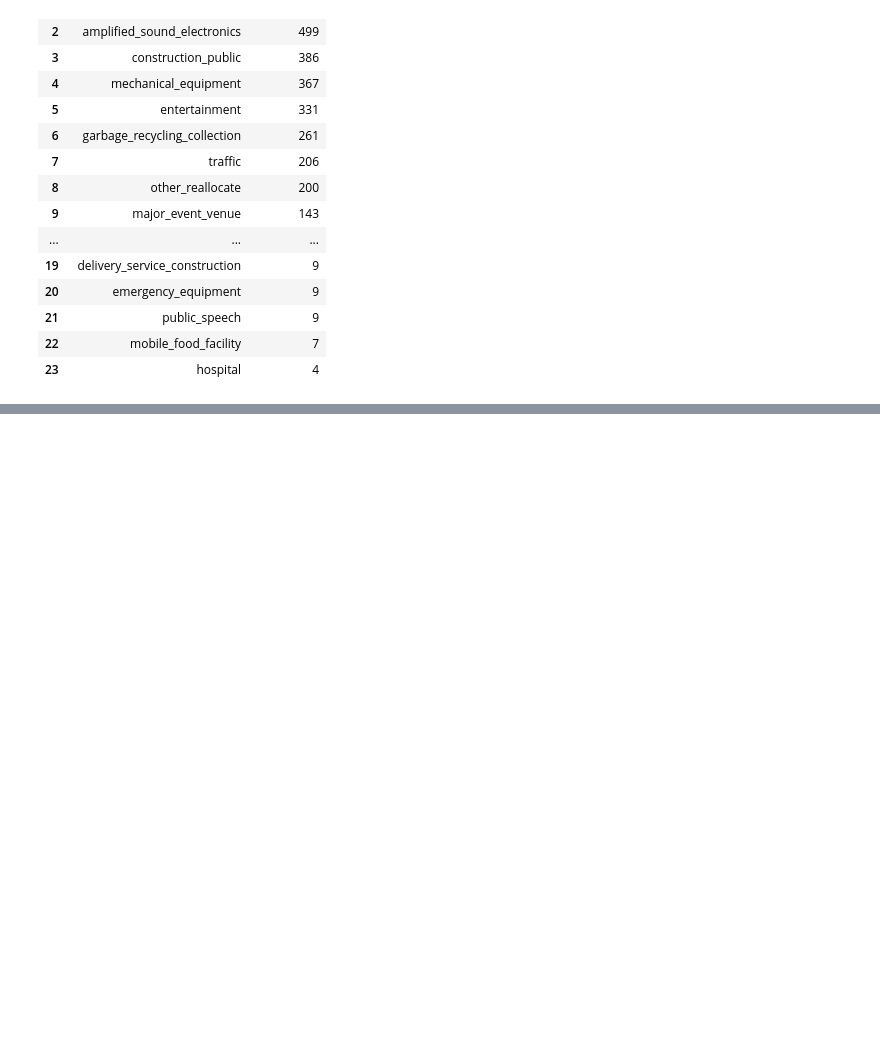
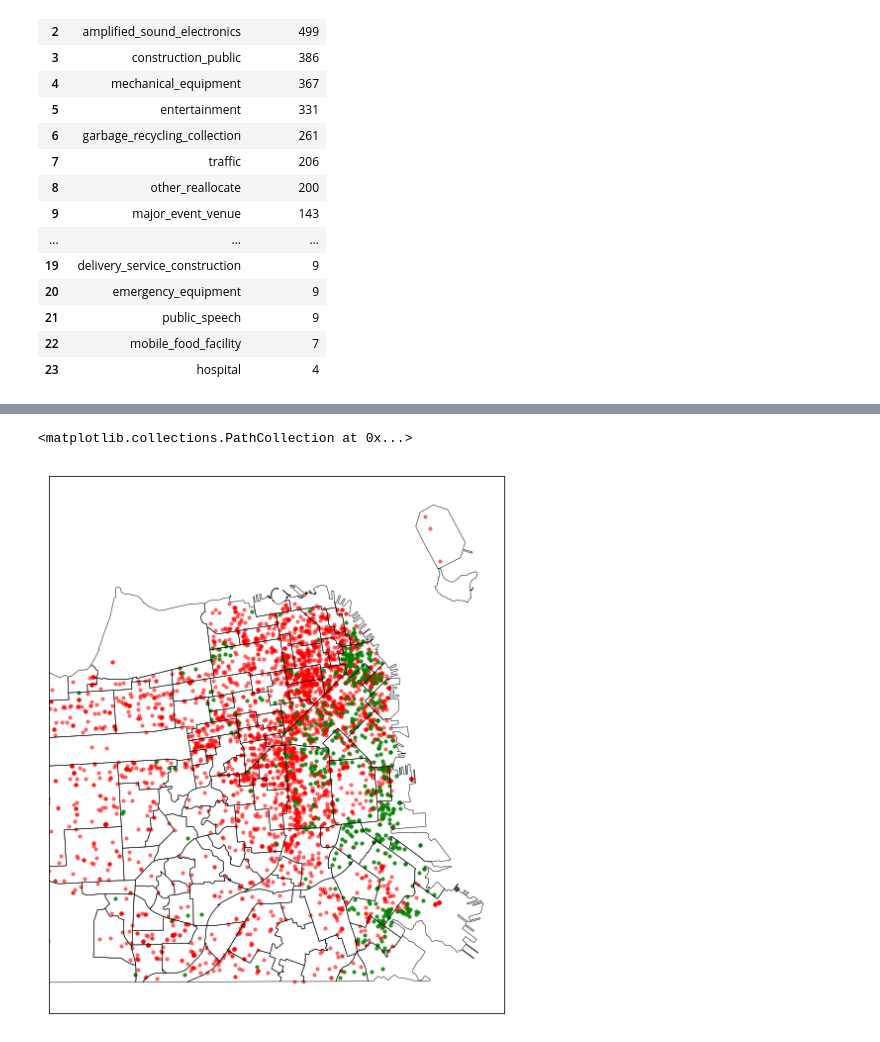
Before and after one commit to xtowang/Housing-in-SF, a Jupyter notebook: hw5.ipynb, the cells around one changed output, grey strips where cells are left out. Saved outputs shown, nothing was run; the diff lists cells and outputs as text; code cells hidden in the pictures; blank space fills up the shorter version.

```diff
--- a/hw5.ipynb
+++ b/hw5.ipynb
@@ -272,0 +268,9 @@ noise_data
+# %%
+noise = pd.read_sql_query('select * from noise', conn3)
+
+noise_sql_query = """
+SELECT Type, Neighborhood, Lat, Lon from noise
+WHERE Type = 'mobile_food_facility'
+"""
+noise_data = pd.read_sql_query(noise_sql_query,conn3)
+noise_data
@@ -272,0 +286,14 @@ noise_data
+# %%
+truck_sql_query = """
+SELECT mobile_food_locations.locationid, mobile_food_permits.permit, mobile_food_permits.FacilityType, Latitude, Longitude from mobile_food_locations
+INNER JOIN mobile_food_schedule ON mobile_food_schedule.locationid = mobile_food_locations.locationid
+INNER JOIN mobile_food_permits ON mobile_food_permits.permit = mobile_food_schedule.permit
+WHERE FacilityType = 'Truck'
+AND Latitude != 0
+AND Longitude != 0
+GROUP BY mobile_food_locations.locationid
+ORDER BY Longitude DESC
+"""
+
+truck_data = pd.read_sql_query(truck_sql_query,conn3)
+truck_data.head()
@@ -273,3 +309,22 @@ noise_data
+# %%
+from mpl_toolkits.basemap import Basemap
+import matplotlib.cm as cm
+
+cmap = plt.cm.seismic
+cmap = Basemap(llcrnrlat=37.7, urcrnrlat=37.84, llcrnrlon=-122.5, urcrnrlon=-122.35, resolution='i',projection='merc')
+
+cmap.readshapefile('geo_export_d425fcfa-8090-48e6-bc5e-fb751ae92321', 'sfneighborhoods')
+
+x1,y1 = cmap(list(noise.Lon),list(noise.Lat))
+x2,y2 = cmap(list(truck_data.Longitude),list(truck_data.Latitude))
+
+cmap.scatter(x1,y1,s=10,c='red',marker="o", cmap=cm.jet,alpha=0.5)
+cmap.scatter(x2,y2,s=10,c='green',marker="o",cmap=cm.jet,alpha=0.8)
+
+#matplotlib.rcParams['figure.figsize'] = (10,10)
+# %% [output]
+<matplotlib.collections.PathCollection at 0x...>
+[figure, added]
 # %%
 
 
```
Also changed, not shown: parts of 7 cells of this notebook.
